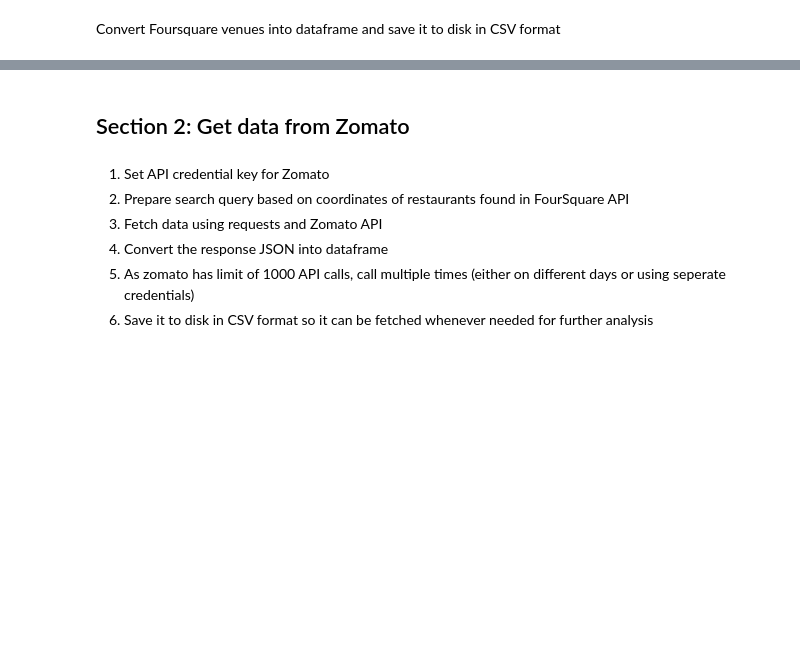
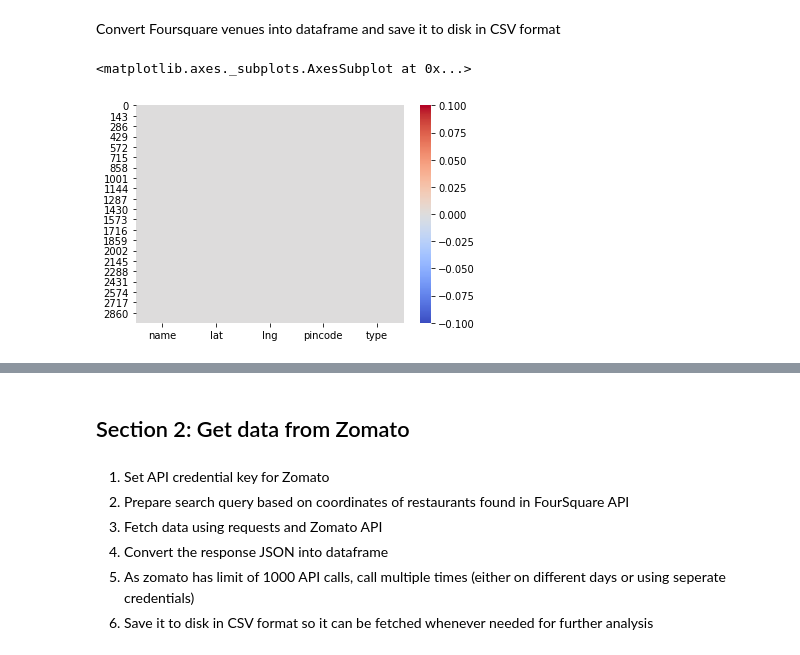
Before and after one commit to atakale7/Coursera_Cappstone, a Jupyter notebook: Capstone/DataFetch.ipynb, the cells around one changed output, grey strips where cells are left out. Cells and saved outputs as stored; diff of their text form; code cells hidden in the pictures; blank space fills up the shorter version.

```diff
--- a/Capstone/DataFetch.ipynb
+++ b/Capstone/DataFetch.ipynb
@@ -156,7 +156,7 @@ fqs_results_jsons = []
 
 for ind,url in enumerate(fqs_urls):
     result = requests.get(url).json()
-    if results['meta']['code'] == 200:
+    if result['meta']['code'] == 200:
         success += 1
     print("Fetching ... {} ... success {}/{}".format(ind+1, success, ind+1))
     fqs_results_jsons.append(result)
@@ -186,6 +192,6 @@ for ind,jsons in enumerate(fqs_results_jsons):
         try:
             venue.append(jsons['response']['groups'][0]['items'][res]['venue']['location']['postalCode'])
         except:
-            venue.append(None)
+            venue.append(pune_pincodes['pincode'][ind])
         venue.append(jsons['response']['groups'][0]['items'][res]['venue']['categories'][0]['shortName'])
         pune_venues.append(venue)
@@ -197,0 +222,6 @@ fqs_venues.to_csv('fqs_venues.csv', index=False)
+# %%
+import seaborn as sns
+sns.heatmap(fqs_venues.isnull(), cmap='coolwarm')
+# %% [output]
+<matplotlib.axes._subplots.AxesSubplot at 0x...>
+[figure, added]
```
Also changed, not shown: parts of 9 cells of this notebook, 2 other files.
